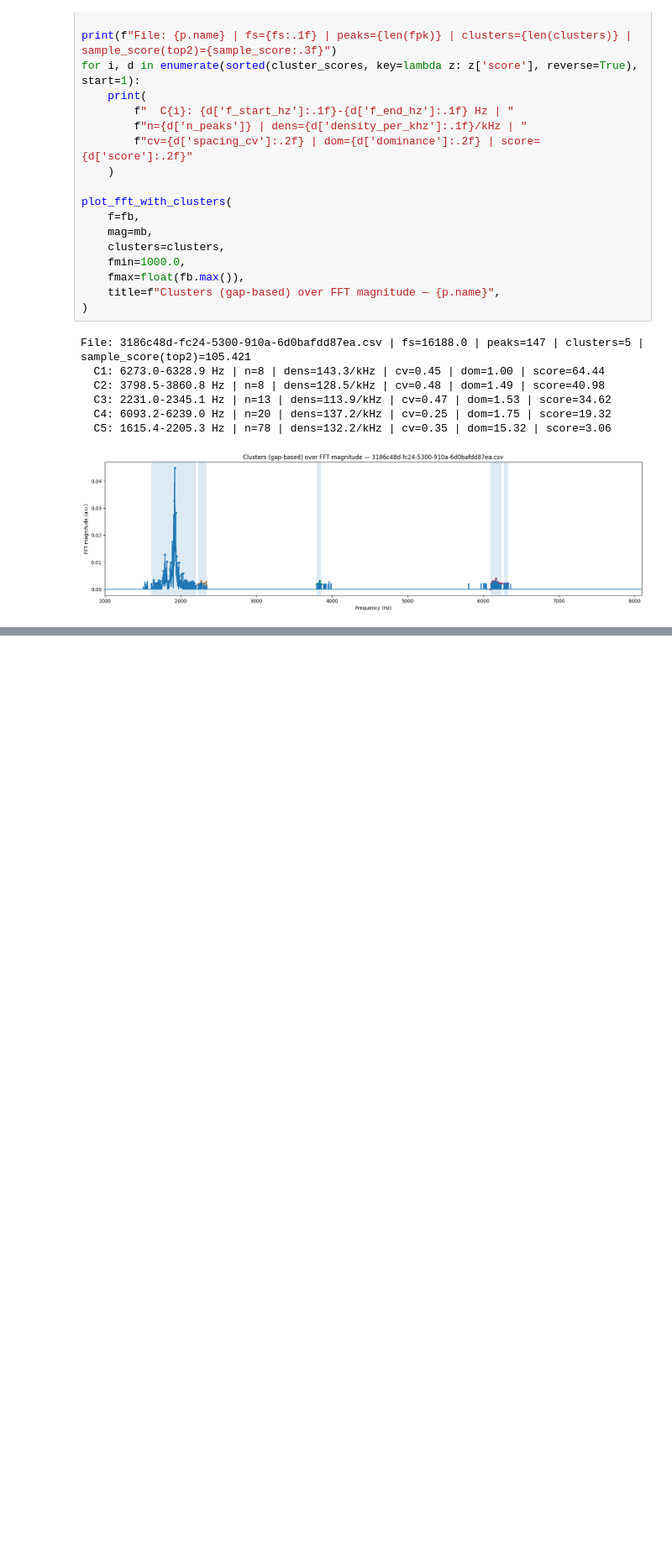
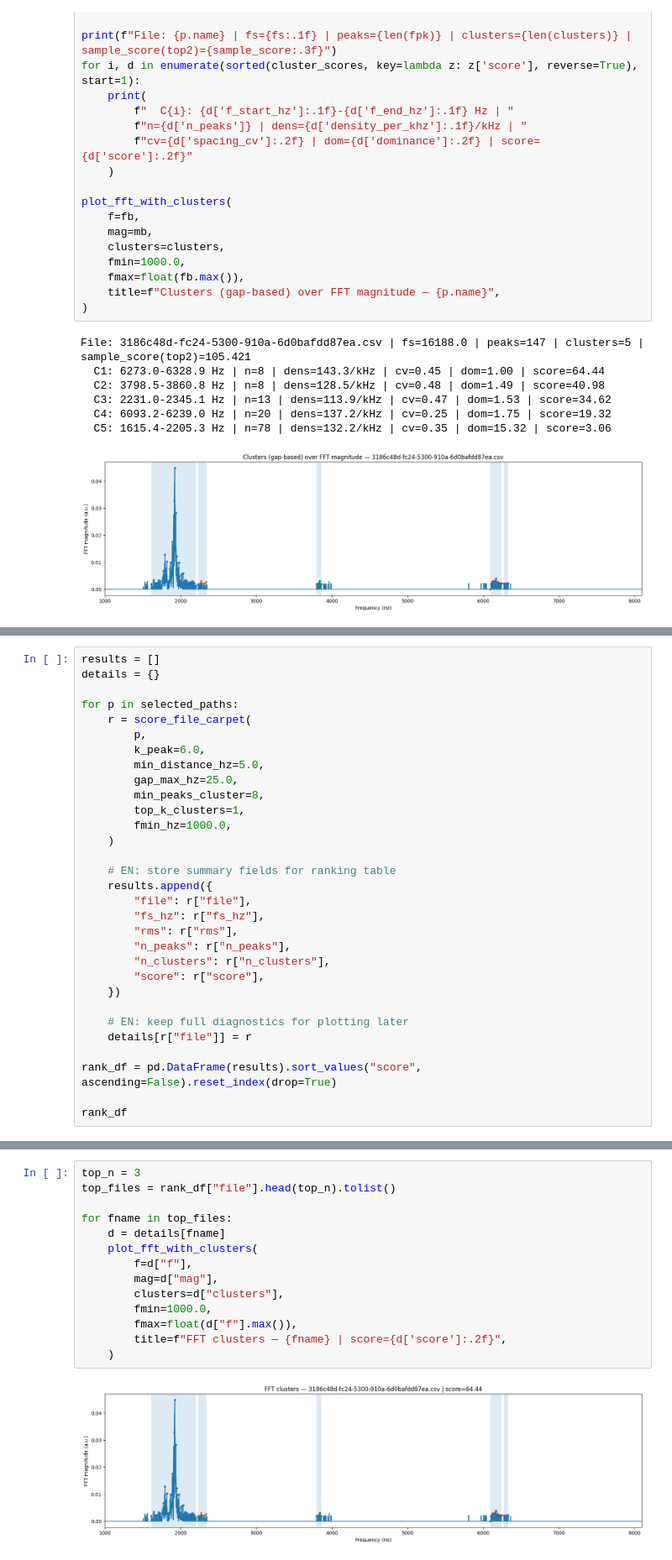
Before and after one commit to marioandrededeus/vibration-condition-monitoring, a Jupyter notebook: notebooks/02_part1_fft_carpet_metric.ipynb, the cells around one changed output, grey strips where cells are left out. Shown at 84% size. Cells and saved outputs as stored; diff of their text form; blank space fills up the shorter version.

```diff
--- a/notebooks/02_part1_fft_carpet_metric.ipynb
+++ b/notebooks/02_part1_fft_carpet_metric.ipynb
@@ -437,0 +549,31 @@ We generate:
+# %%
+results = []
+details = {}
+
+for p in selected_paths:
+    r = score_file_carpet(
+        p,
+        k_peak=6.0,
+        min_distance_hz=5.0,
+        gap_max_hz=25.0,
+        min_peaks_cluster=8,
+        top_k_clusters=1,
+        fmin_hz=1000.0,
+    )
+
+    # EN: store summary fields for ranking table
+    results.append({
+        "file": r["file"],
+        "fs_hz": r["fs_hz"],
+        "rms": r["rms"],
+        "n_peaks": r["n_peaks"],
+        "n_clusters": r["n_clusters"],
+        "score": r["score"],
+    })
+
+    # EN: keep full diagnostics for plotting later
+    details[r["file"]] = r
+
+rank_df = pd.DataFrame(results).sort_values("score", ascending=False).reset_index(drop=True)
+
+rank_df
@@ -437,0 +611,16 @@ We generate:
+# %%
+top_n = 3
+top_files = rank_df["file"].head(top_n).tolist()
+
+for fname in top_files:
+    d = details[fname]
+    plot_fft_with_clusters(
+        f=d["f"],
+        mag=d["mag"],
+        clusters=d["clusters"],
+        fmin=1000.0,
+        fmax=float(d["f"].max()),
+        title=f"FFT clusters — {fname} | score={d['score']:.2f}",
+    )
+# %% [output]
+[figure, added]
```
Also changed, not shown: parts of 9 cells of this notebook.
